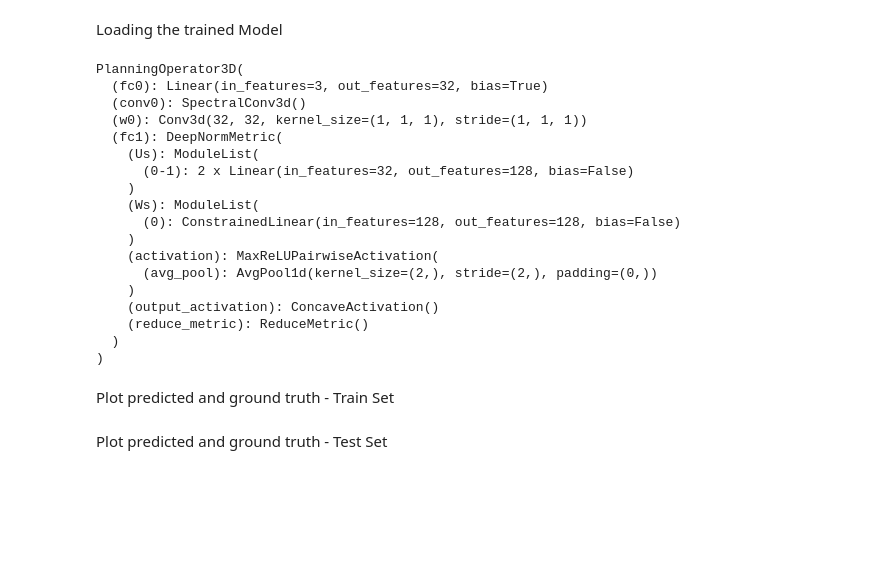
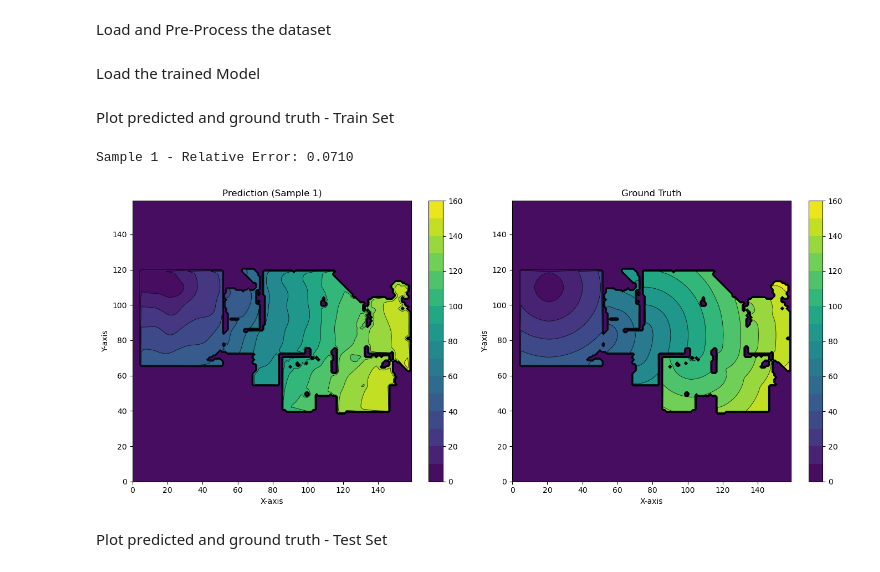
Before and after one commit to ExistentialRobotics/PNO, a Jupyter notebook: 3D_Experiments/TestPNO3D.ipynb, the cells around one changed output. Cells and saved outputs as stored; diff of their text form; code cells hidden in the pictures; blank space fills up the shorter version.

```diff
--- a/3D_Experiments/TestPNO3D.ipynb
+++ b/3D_Experiments/TestPNO3D.ipynb
@@ -2,8 +2,11 @@
 # import necessary packages
 from utils import*
 # %%
+# Download Dataset and Model linked in the Read Me file into the respective folders and modify the paths accordingly
 data_dir = '/mountvol/igib-dataset-160-5G' #Change Data Directory
-model_path = data_dir + 'planningoperator_env160_m12_w32_l1_b5_lr3e-3_5g_30nov_2224/n320_lr3.000000e-03_gamma6.000000e-01_wd3.000000e-06_seed5/model3d.ckpt' #Change Model Directory
+model_path = data_dir + '/planningoperator_env160_m12_w32_l1_b5_lr3e-3_5g_30nov_2224/n320_lr3.000000e-03_gamma6.000000e-01_wd3.000000e-06_seed5/model3d.ckpt' #Change Model Directory
+# %% [markdown]
+Load and Pre-Process the dataset
 # %%
 Ntotal = 32*10+8*10
 ntrain = 32*10
@@ -12,37 +15,24 @@ sub = 1
 Sx = int(((160 - 1) / sub) + 1)
 Sy = Sx
 Sz = int(((62 - 1) / sub) + 1)
-smooth_coef = 5.0
+smooth_coef = 1.0
 batch_size = 1
+device = torch.device("cuda" if torch.cuda.is_available() else "cpu")
 
 # Load and preprocess
-mask, dist_in, output, goals = load_raw_data(data_dir='.', Ntotal=Ntotal)
+mask, dist_in, output, goals = load_raw_data(data_dir=data_dir, Ntotal=Ntotal)
 train_data, test_data = preprocess_data(mask, dist_in, output, goals, smooth_coef, sub, Sx, Sy, Sz, ntrain, ntest)
-train_loader, test_loader = get_dataloaders(train_data, test_data, batch_size)
+train_loader, test_loader = get_dataloaders(train_data, test_data)
 # %% [markdown]
-Loading the trained Model
+Load the trained Model
 # %%
 model = load_pno_model(model_path, modes=12, width=32, nlayers=1)
-# %% [output]
-PlanningOperator3D(
-  (fc0): Linear(in_features=3, out_features=32, bias=True)
-  (conv0): SpectralConv3d()
-  (w0): Conv3d(32, 32, kernel_size=(1, 1, 1), stride=(1, 1, 1))
-  (fc1): DeepNormMetric(
-    (Us): ModuleList(
-      (0-1): 2 x Linear(in_features=32, out_features=128, bias=False)
-    )
-    (Ws): ModuleList(
-      (0): ConstrainedLinear(in_features=128, out_features=128, bias=False)
-    )
-    (activation): MaxReLUPairwiseActivation(
-      (avg_pool): AvgPool1d(kernel_size=(2,), stride=(2,), padding=(0,))
-    )
-    (output_activation): ConcaveActivation()
-    (reduce_metric): ReduceMetric()
-  )
-)
 # %% [markdown]
 Plot predicted and ground truth - Train Set
+# %%
+plot_model_output(model, train_loader, device, n_samples=1, slice_axis=2, contour_levels=15)
+# %% [output]
+Sample 1 - Relative Error: 0.0710
+[figure, added]
 # %% [markdown]
 Plot predicted and ground truth - Test Set
```
Also changed, not shown: parts of 1 cell of this notebook, 1 other file.
